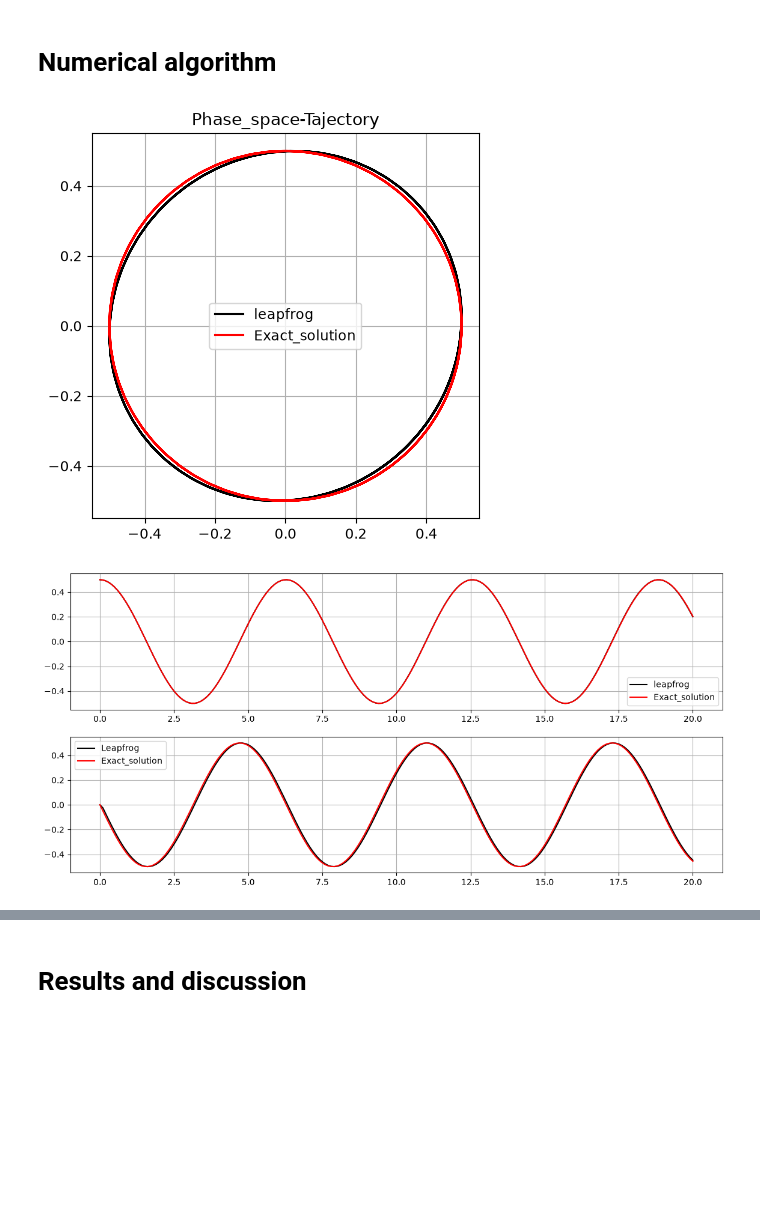
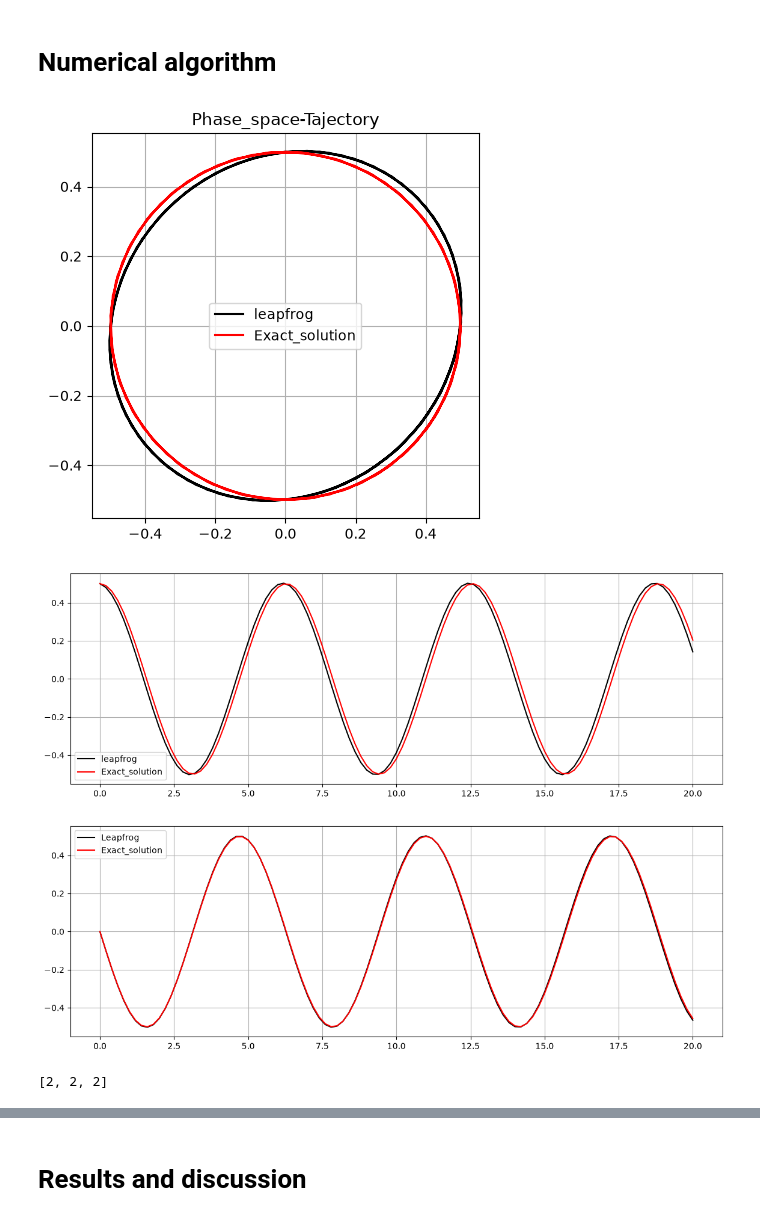
Before and after one commit to Aathi2165/AE801_2026, a Jupyter notebook: numode_ivp/Raguram_ODE_IVP.ipynb, the cells around one changed output, grey strips where cells are left out. Drawn from its saved outputs; the diff is of its cells as text; code cells hidden in the pictures; blank space fills up the shorter version.

```diff
--- a/numode_ivp/Raguram_ODE_IVP.ipynb
+++ b/numode_ivp/Raguram_ODE_IVP.ipynb
@@ -75,30 +77,33 @@ v_e = -0.5*np.sin(t1)
 
 #print("x",x)
 # %%
+fig, ax = plt.subplots(2, 1, figsize=(10, 8))
+ax[0,0]
 plt.figure(figsize=(5,5))
+
 plt.plot(q,p,color="k",label ="leapfrog")
 plt.plot(x_e,v_e,color="r",label ="Exact_solution")
 plt.legend()
 plt.title("Phase_space-Tajectory")
 plt.grid()
 plt.show()
 plt.figure(figsize=(14,10))
-plt.subplot(3,1,1)
+plt.subplot(2,1,1)
 plt.plot(t1,q,color="k",label ="leapfrog")
 plt.plot(t1,x_e,color="r",label ="Exact_solution")
 plt.legend()
 plt.grid()
-plt.subplot(3,1,2)
+plt.subplot(2,1,2)
 plt.plot(t1,p,color="k",label ="Leapfrog")
 plt.plot(t1,v_e,color="r",label ="Exact_solution")
 plt.legend()
 plt.grid()
 plt.show()
 # %% [output]
-[figure, old version]
+[figure, new version]
-[figure, old version]
+[figure, new version]
 # %%
-h=np.array([0.02,0.025,0.04,0.05,0.0625,0.08,0.1,0.125,0.16,0.2])
+h=np.array([0.025,0.05,0.1,0.2])
 #print(h[0])
 o=len(h)
 X_max = []
@@ -140,6 +145,16 @@ for i in range(0,o):
     V_rms.append(v_r)
 
 #print(X_max,V_max)
+
+#print(X_max)
+power_staggered = []
+for i in range(1,len(X_max)):
+    ratio = (X_max[i]/X_max[i-1])
+    power_staggered.append(int(np.log2(ratio)))
+
+print(power_staggered)
+# %% [output]
+[2, 2, 2]
 # %%
 plt.figure(figsize=(12,5))
 plt.subplot(1,2,1)
```
Also changed, not shown: parts of 8 cells of this notebook.
